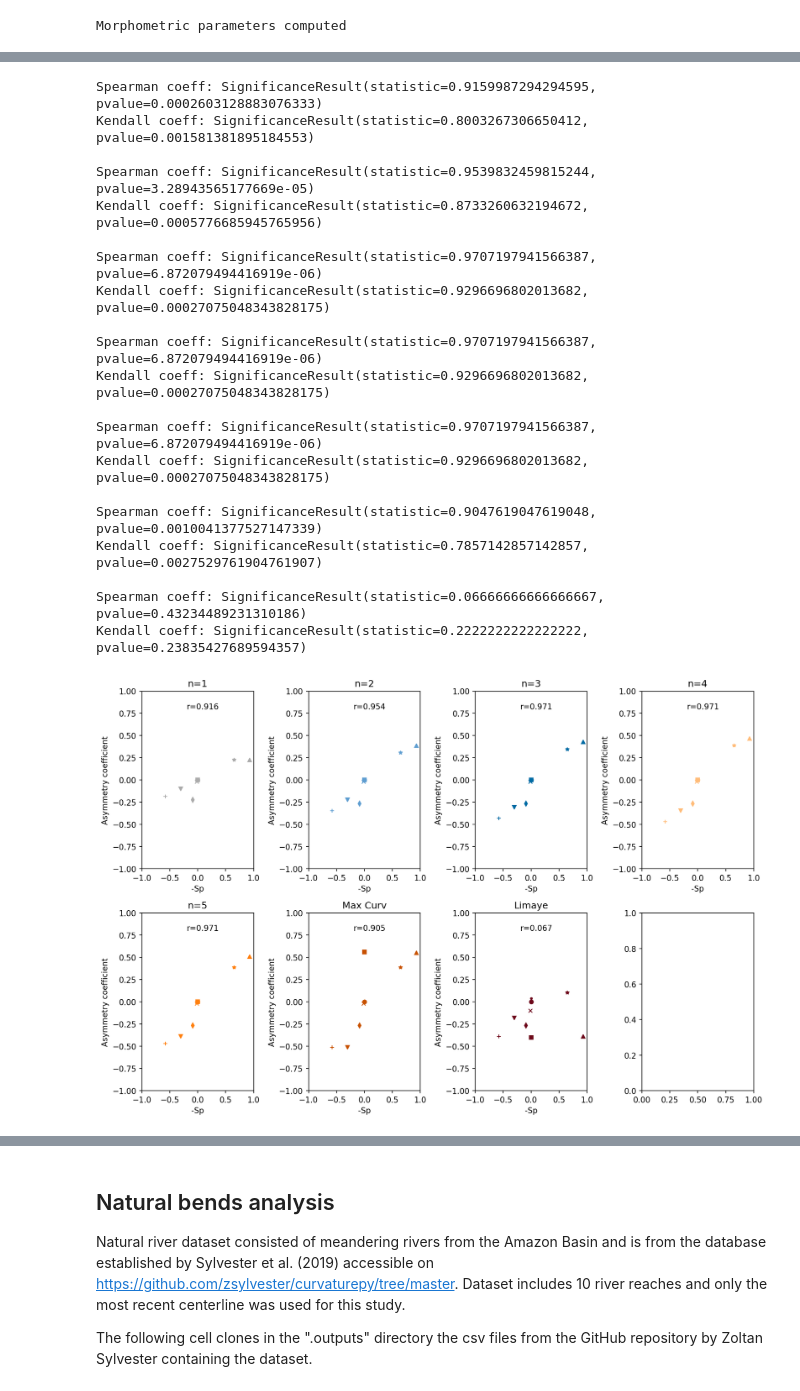
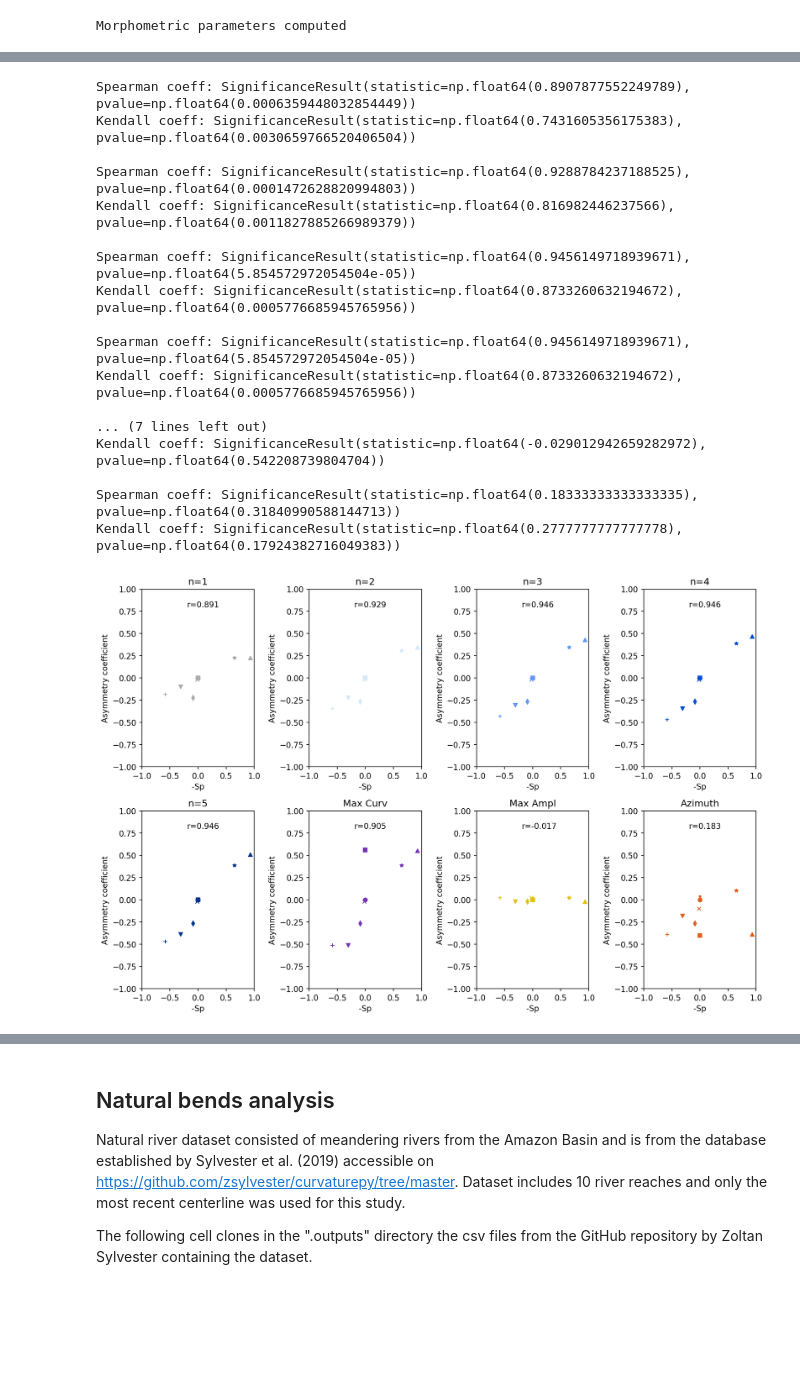
Before and after one commit to martin-lemay/pyBenD, a Jupyter notebook: notebooks/bend_apex_detection.ipynb, the cells around one changed output, grey strips where cells are left out. Cells and saved outputs as stored; diff of their text form; code cells hidden in the pictures; blank space fills up the shorter version.

```diff
--- a/notebooks/bend_apex_detection.ipynb
+++ b/notebooks/bend_apex_detection.ipynb
@@ -138,12 +138,11 @@ bend_coords = (coords_cir, K1, K2, K3, K4, K5, K6, K7, K8)
 bend_names = ("Circular bend", "K1", "K2", "K3", "K4", "K5", "K6", "K7", "K8")
 bend_markers = ('.', 'o', 'x', 's', 'd', 'v', '*', '+', '^', 'p')
 
-# n=1, 2, 3, 4, 5, inf
-n_labels = [f"n={i}" for i in range(1,6)] + ["Max Curv", "Limaye"]
-print(n_labels)
-n_colors = ('#ABABAB', '#5F9ED1', '#006BA4', '#FFBC79', '#FF800E', '#C85200', '#6D071A')
-n_apex_markers = ('^', '+', 'x', 's', '*', 'o', 'v')
-n_linestyles = ((0, (1, 5)), ':', '-.', (0, (5, 5)), '--', '-', '')
+# n=1, 2, 3, 4, 5, inf, ampl, azim
+n_labels = [f"n={i}" for i in range(1,6)] + ["Max Curv", "Max Ampl", "Azimuth"]
+n_colors = ('#ABABAB',  '#D6EAF8', '#6298F5', '#004DD3', '#03358D', '#7534B2', '#DFC017', '#DF5F1B')# '#4429C0' '#7534B2')
+n_apex_markers = ('^', '>', 'v', '<', 'd', 'o', '+', 'x')
+n_linestyles = ((0, (1, 5)), ':', '-.', (0, (5, 5)), '--', '-', '', '')
 
 print("Synthetic bends created")
 # %% [output]
@@ -284,7 +286,7 @@ for i, coords in enumerate(bend_coords):
     ax0.plot(coords[:,0]-pt_center[0], coords[:,1]-pt_center[1], 'k-', linewidth=1)
     ax0.plot(bend[0,0], bend[0,1], 'kx', markersize=4)
     ax0.plot(bend[-1,0], bend[-1,1], 'kx', markersize=4)
-    ax0.plot(0., 0., 'ko', markersize=4)
+    ax0.plot(0., 0., 'ks', markersize=4)
 
     ax0.axis('equal')
     ax0.set_title(bend_names[i], fontsize=10)
@@ -292,18 +294,30 @@ for i, coords in enumerate(bend_coords):
     fig.add_subplot(ax0)
     ax1 = plt.Subplot(fig, inner[1])
     ax1.plot(curv_abs_norm, curv_norm, 'k-', label="Curvature", linewidth=1, alpha=1)
+    # plot cumulative curvature distribution
+    for n in (1, 3, 5):
+        cumsum = np.cumsum(curvature**n) / np.sum(
+            curvature**n
+        )
+        ax1.plot(curv_abs_norm, cumsum, label=f"Cum. Curvature (n={n})", linewidth=1, alpha=1, color=n_colors[n-1], linestyle=n_linestyles[n-1])
     ax1.set_ylabel("Normalized curvature")
     ax1.set_xlabel("Normalized distance along bend")
 
-    for j in range(7):
+    for j in range(8):
         n = j+1
         label=n_labels[j]
         col = n_colors[j]
         ls = n_linestyles[j]
         if np.isfinite(df_synth.loc[i, ("Apex_index", n)]):
             apex_index = int(df_synth.loc[i, ("Apex_index", n)])
-            ax0.plot(bend[apex_index][0], bend[apex_index][1], marker=n_apex_markers[j], color=col, markersize=4)
-            ax1.vlines(curv_abs_norm[apex_index], 0, 1, label=label, linewidth=1, linestyle=ls, color=col)
+            if (n%2 == 1) or (n > 5):
+                ax0.plot(bend[apex_index][0], bend[apex_index][1], marker=n_apex_markers[j], color=col, markersize=4)
+                ymax = 0.5
+                if n == 6:
+                    ymax = 1
+                elif n > 6:
+                    ymax = 0.2
+                ax1.vlines(curv_abs_norm[apex_index], 0, ymax, label=label, linewidth=1, linestyle=ls, color=col)
 
     #ax1.vlines(df_synth.loc[i, ("Apex_index", 1)], 0, 1, label="mean", linewidth=1, linestyle=ls, color='k')
 
@@ -311,6 +325,6 @@ for i, coords in enumerate(bend_coords):
     #ax1.legend(ncol=2, loc='lower center')
     fig.add_subplot(ax1)
 
-plt.savefig(fig_path + "synthetic_bends.png", dpi=150)
+plt.savefig(fig_path + "synthetic_bends.eps", dpi=150)
 plt.show()
 # %% [output]
@@ -318,54 +332,51 @@ plt.show()
 # %%
 from scipy.stats import kendalltau, pearsonr, spearmanr
 
-correl_coeff_all_synth = np.full(7, np.nan)
+correl_coeff_all_synth = np.full(8, np.nan)
 
 fig, axes = plt.subplots(2, 4, dpi=150, figsize=(12, 8))
 for i, ax in enumerate(axes.flatten()):
     n = i+1
-    if n > 7:
+    if n > 8:
         break
     for j in range(skew_pearson_all_synth.size):
         ax.plot(skew_pearson_all_synth[j], df_synth["Asymmetry", n][j], marker=bend_markers[j], color=n_colors[i], markersize=5)
     ax.set_xlim(-1.0, 1.0)
     ax.set_ylim(-1.0, 1.0)
     ax.set_xlabel("-Sp")
     ax.set_ylabel("Asymmetry coefficient")
     ax.set_title(f"{n_labels[i]}")
 
     correl_coeff_all_synth[i] = spearmanr(skew_pearson_all_synth, df_synth["Asymmetry", n], nan_policy='omit', alternative='greater')[0]
 
     ax.text(-0.2, 0.8, f"r={round(correl_coeff_all_synth[i], 3)}")
 
     print(f"Spearman coeff: {spearmanr(skew_pearson_all_synth, df_synth["Asymmetry", n], nan_policy='omit', alternative='greater')}")   # Spearman's rho
     print(f"Kendall coeff: {kendalltau(skew_pearson_all_synth, df_synth["Asymmetry", n], nan_policy='omit', alternative='greater')}")  # Kendall's tau
     print()
 
 plt.tight_layout()
-plt.savefig(fig_path + "skewness_correlation_synth_bend.png", dpi=150)
+plt.savefig(fig_path + "skewness_correlation_synth_bend.eps", dpi=150)
 plt.show()
 # %% [output]
-Spearman coeff: SignificanceResult(statistic=0.9159987294294595, pvalue=0.0002603128883076333)
-Kendall coeff: SignificanceResult(statistic=0.8003267306650412, pvalue=0.001581381895184553)
+Spearman coeff: SignificanceResult(statistic=np.float64(0.8907877552249789), pvalue=np.float64(0.0006359448032854449))
+Kendall coeff: SignificanceResult(statistic=np.float64(0.7431605356175383), pvalue=np.float64(0.0030659766520406504))
 
-Spearman coeff: SignificanceResult(statistic=0.9539832459815244, pvalue=3.28943565177669e-05)
-Kendall coeff: SignificanceResult(statistic=0.8733260632194672, pvalue=0.0005776685945765956)
+Spearman coeff: SignificanceResult(statistic=np.float64(0.9288784237188525), pvalue=np.float64(0.0001472628820994803))
+Kendall coeff: SignificanceResult(statistic=np.float64(0.816982446237566), pvalue=np.float64(0.0011827885266989379))
 
-Spearman coeff: SignificanceResult(statistic=0.9707197941566387, pvalue=6.872079494416919e-06)
-Kendall coeff: SignificanceResult(statistic=0.9296696802013682, pvalue=0.00027075048343828175)
+Spearman coeff: SignificanceResult(statistic=np.float64(0.9456149718939671), pvalue=np.float64(5.854572972054504e-05))
+Kendall coeff: SignificanceResult(statistic=np.float64(0.8733260632194672), pvalue=np.float64(0.0005776685945765956))
 
-Spearman coeff: SignificanceResult(statistic=0.9707197941566387, pvalue=6.872079494416919e-06)
-Kendall coeff: SignificanceResult(statistic=0.9296696802013682, pvalue=0.00027075048343828175)
+Spearman coeff: SignificanceResult(statistic=np.float64(0.9456149718939671), pvalue=np.float64(5.854572972054504e-05))
+Kendall coeff: SignificanceResult(statistic=np.float64(0.8733260632194672), pvalue=np.float64(0.0005776685945765956))
 
-Spearman coeff: SignificanceResult(statistic=0.9707197941566387, pvalue=6.872079494416919e-06)
-Kendall coeff: SignificanceResult(statistic=0.9296696802013682, pvalue=0.00027075048343828175)
+... (7 lines left out)
+Kendall coeff: SignificanceResult(statistic=np.float64(-0.029012942659282972), pvalue=np.float64(0.542208739804704))
 
-Spearman coeff: SignificanceResult(statistic=0.9047619047619048, pvalue=0.0010041377527147339)
-Kendall coeff: SignificanceResult(statistic=0.7857142857142857, pvalue=0.0027529761904761907)
-
-Spearman coeff: SignificanceResult(statistic=0.06666666666666667, pvalue=0.43234489231310186)
-Kendall coeff: SignificanceResult(statistic=0.2222222222222222, pvalue=0.23835427689594357)
+Spearman coeff: SignificanceResult(statistic=np.float64(0.18333333333333335), pvalue=np.float64(0.31840990588144713))
+Kendall coeff: SignificanceResult(statistic=np.float64(0.2777777777777778), pvalue=np.float64(0.17924382716049383))
-[figure, old version]
+[figure, new version]
 # %%
 fig, ((ax0, ax1), (ax2, ax3)) = plt.subplots(2, 2, dpi=150, figsize=(12, 8))
 xticks = np.arange(df_synth["Apex_index"].shape[1])
```
Also changed, not shown: parts of 20 cells of this notebook, 2 other files.
